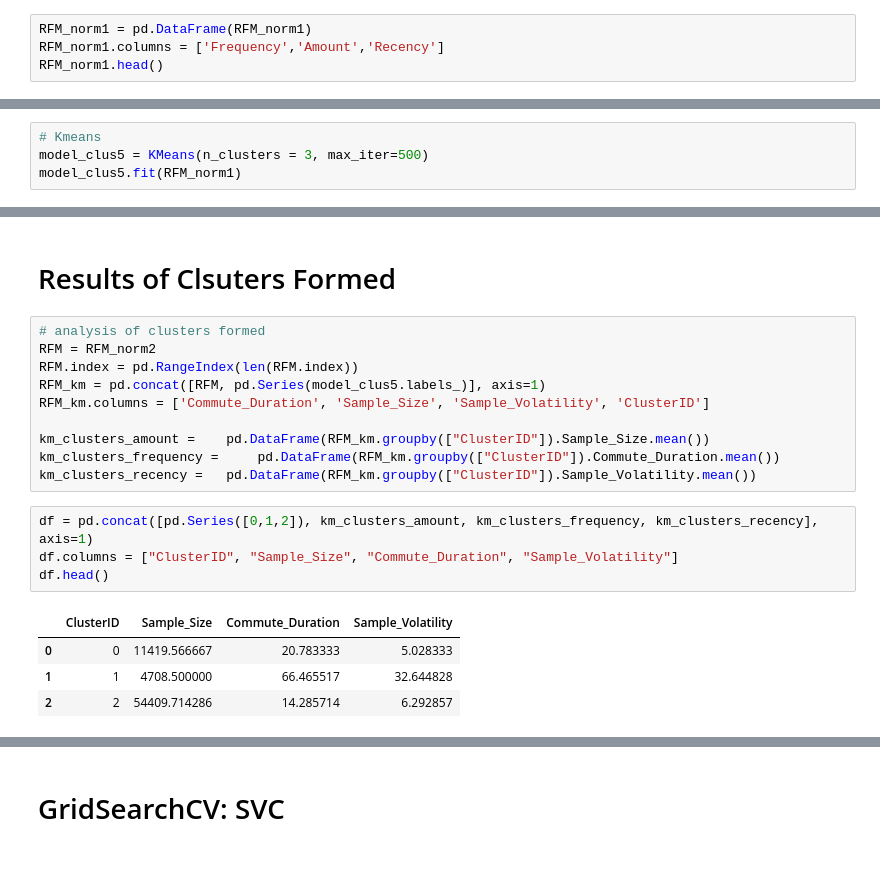
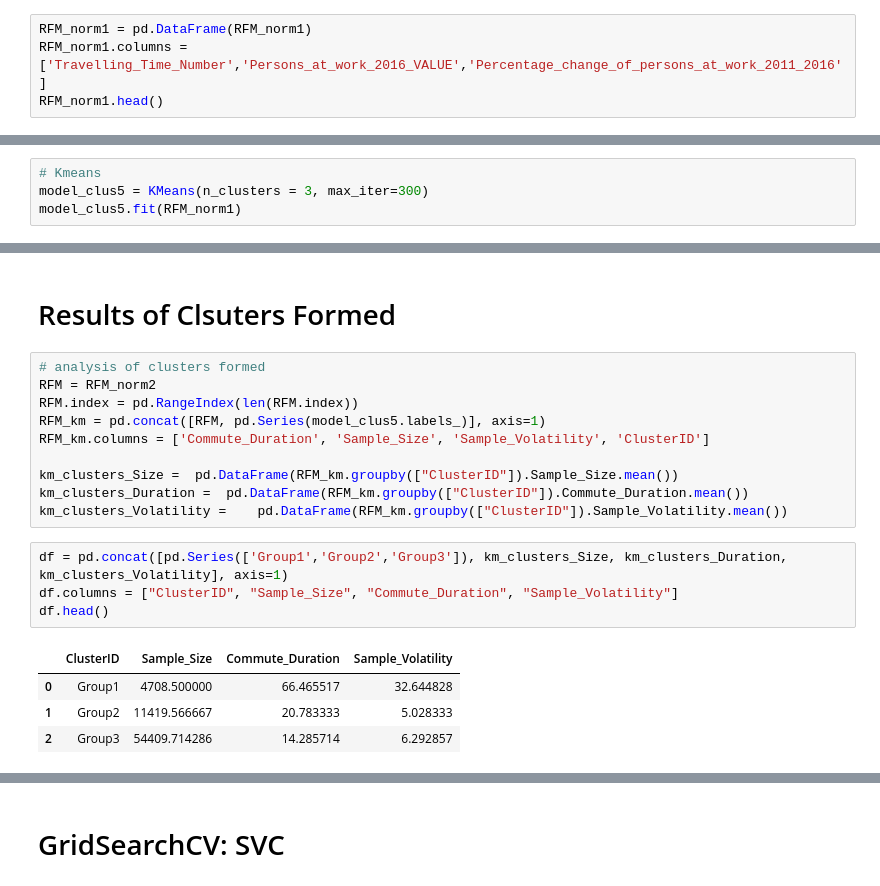
Before and after one commit to sba23437/GIT-Repository-for-CA2, a Jupyter notebook: Python_Notebooks/CA2_DUBLIN_TRANSPORT_REDDIT_Sentiment_Analysis&ML Techniques.ipynb, the cells around one changed output, grey strips where cells are left out. Saved outputs shown, nothing was run; the diff lists cells and outputs as text.

```diff
--- a/Python_Notebooks/CA2_DUBLIN_TRANSPORT_REDDIT_Sentiment_Analysis&ML Techniques.ipynb
+++ b/Python_Notebooks/CA2_DUBLIN_TRANSPORT_REDDIT_Sentiment_Analysis&ML Techniques.ipynb
@@ -468,6 +468,6 @@ array([[-1.33417245,  0.38836808, -1.08957064],
 # K-Means with some K
 # %%
 RFM_norm1 = pd.DataFrame(RFM_norm1)
-RFM_norm1.columns = ['Frequency','Amount','Recency']
+RFM_norm1.columns = ['Travelling_Time_Number','Persons_at_work_2016_VALUE','Percentage_change_of_persons_at_work_2011_2016']
 RFM_norm1.head()
 # %% [output]
@@ -479,6 +479,6 @@ RFM_norm1.head()
 | 4 | 0.675602 | -0.661589 | 0.082012 |
 # %%
 # Kmeans
-model_clus5 = KMeans(n_clusters = 3, max_iter=500)
+model_clus5 = KMeans(n_clusters = 3, max_iter=300)
 model_clus5.fit(RFM_norm1)
 # %% [output]
@@ -530,18 +530,18 @@ RFM.index = pd.RangeIndex(len(RFM.index))
 RFM_km = pd.concat([RFM, pd.Series(model_clus5.labels_)], axis=1)
 RFM_km.columns = ['Commute_Duration', 'Sample_Size', 'Sample_Volatility', 'ClusterID']
 
-km_clusters_amount = 	pd.DataFrame(RFM_km.groupby(["ClusterID"]).Sample_Size.mean())
-km_clusters_frequency = 	pd.DataFrame(RFM_km.groupby(["ClusterID"]).Commute_Duration.mean())
-km_clusters_recency = 	pd.DataFrame(RFM_km.groupby(["ClusterID"]).Sample_Volatility.mean())
+km_clusters_Size = 	pd.DataFrame(RFM_km.groupby(["ClusterID"]).Sample_Size.mean())
+km_clusters_Duration = 	pd.DataFrame(RFM_km.groupby(["ClusterID"]).Commute_Duration.mean())
+km_clusters_Volatility = 	pd.DataFrame(RFM_km.groupby(["ClusterID"]).Sample_Volatility.mean())
 # %%
-df = pd.concat([pd.Series([0,1,2]), km_clusters_amount, km_clusters_frequency, km_clusters_recency], axis=1)
+df = pd.concat([pd.Series(['Group1','Group2','Group3']), km_clusters_Size, km_clusters_Duration, km_clusters_Volatility], axis=1)
 df.columns = ["ClusterID", "Sample_Size", "Commute_Duration", "Sample_Volatility"]
 df.head()
 # %% [output]
 |  | ClusterID | Sample_Size | Commute_Duration | Sample_Volatility |
-| 0 | 0 | 11419.566667 | 20.783333 | 5.028333 |
-| 1 | 1 | 4708.500000 | 66.465517 | 32.644828 |
-| 2 | 2 | 54409.714286 | 14.285714 | 6.292857 |
+| 0 | Group1 | 4708.500000 | 66.465517 | 32.644828 |
+| 1 | Group2 | 11419.566667 | 20.783333 | 5.028333 |
+| 2 | Group3 | 54409.714286 | 14.285714 | 6.292857 |
 # %%
 sns.barplot(x=df.ClusterID, y=df.Sample_Size)
 # %% [output]
```
Also changed, not shown: parts of 33 cells of this notebook, 3 other files.
